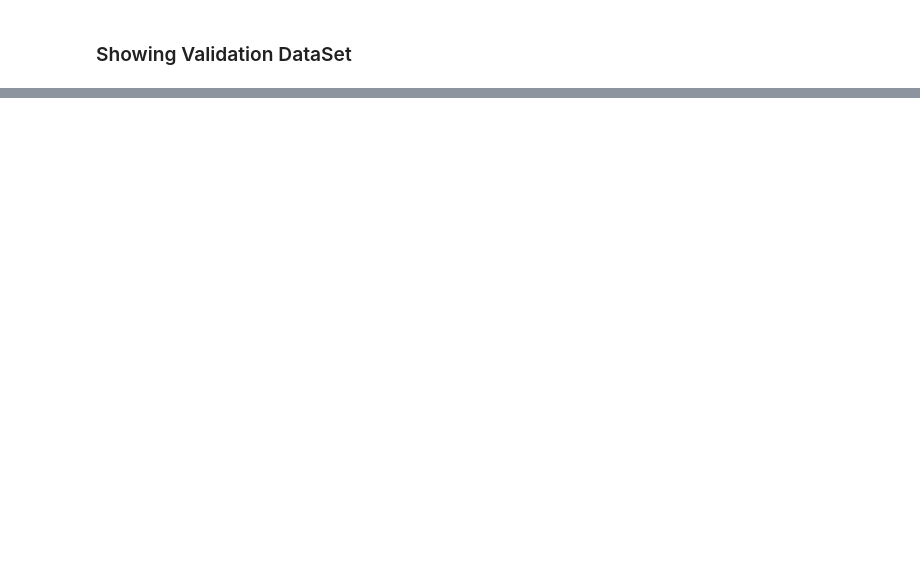
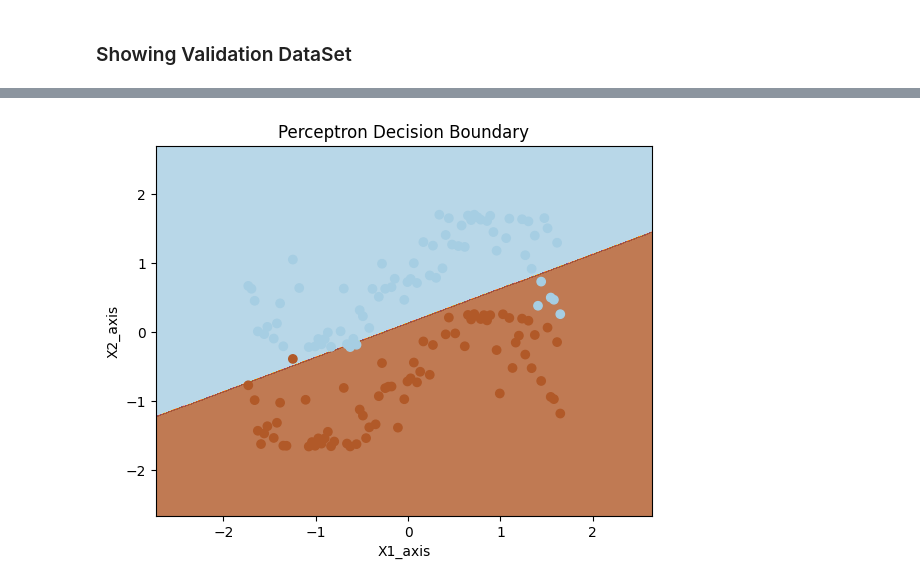
Before and after one commit to yazdanzv/ML_Project_no1, a Jupyter notebook: main.ipynb, the cells around one changed output, grey strips where cells are left out. Cells and saved outputs as stored; diff of their text form; code cells hidden in the pictures; blank space fills up the shorter version.

```diff
--- a/main.ipynb
+++ b/main.ipynb
@@ -185,0 +185,23 @@ plt.show()
+# %%
+from sklearn.linear_model import Perceptron
+import numpy as np
+
+# Using sci-kit learn Perceptron Classifier
+perceptron = Perceptron()
+perceptron.fit(df_train_standardized, x_label)
+# Define the range for the mesh grid
+x_min, x_max = df_train_standardized.iloc[:, 0].min() - 1, df_train_standardized.iloc[:, 0].max() + 1
+y_min, y_max = df_train_standardized.iloc[:, 1].min() - 1, df_train_standardized.iloc[:, 1].max() + 1
+xx, yy = np.meshgrid(np.arange(x_min, x_max, 0.01), np.arange(y_min, y_max, 0.01))
+# Predict the class labels
+Z = perceptron.predict(np.c_[xx.ravel(), yy.ravel()])
+Z = Z.reshape(xx.shape)
+# Visuallize
+plt.contourf(xx, yy, Z, cmap=plt.cm.Paired, alpha=0.8)
+plt.scatter(df_train_standardized.iloc[:, 0], df_train_standardized.iloc[:, 1], c=x_label, cmap=plt.cm.Paired)
+plt.xlabel('X1_axis')
+plt.ylabel('X2_axis')
+plt.title('Perceptron Decision Boundary')
+plt.show()
+# %% [output]
+[figure, added]
```
Also changed, not shown: parts of 29 cells of this notebook.
